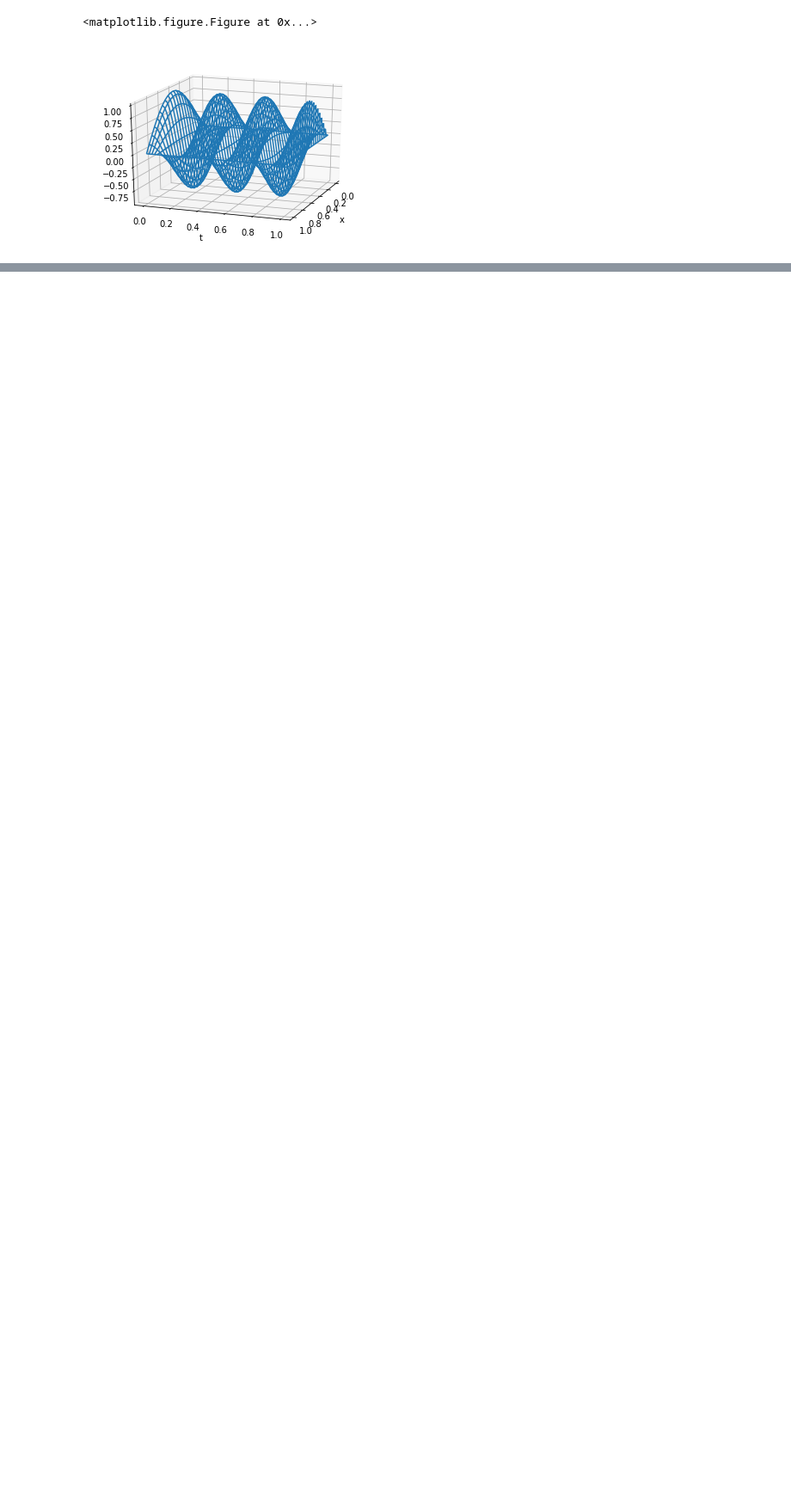
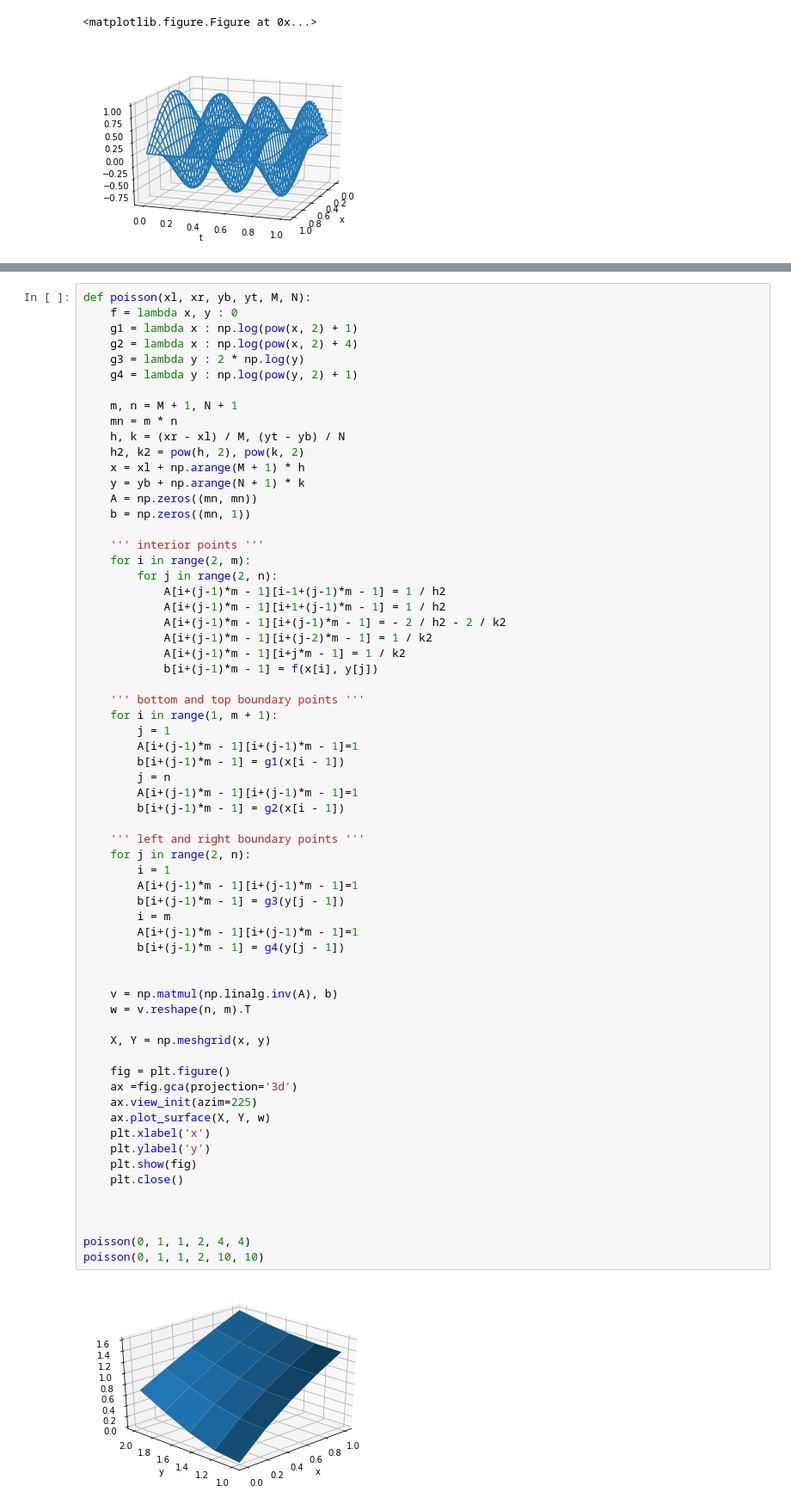
Before and after one commit to Jim00000/Numerical-Analysis, a Jupyter notebook: 8_Partial_Differential_Equations.ipynb, the cells around one changed output, grey strips where cells are left out. Shown: that part at 86% size. Cells and saved outputs as stored; diff of their text form; blank space fills up the shorter version.

```diff
--- a/8_Partial_Differential_Equations.ipynb
+++ b/8_Partial_Differential_Equations.ipynb
@@ -510,0 +526,66 @@ wavefd_cfl(0, 1, 0, 1, 20, 200, 6)
+# %%
+def poisson(xl, xr, yb, yt, M, N):
+    f = lambda x, y : 0
+    g1 = lambda x : np.log(pow(x, 2) + 1)
+    g2 = lambda x : np.log(pow(x, 2) + 4)
+    g3 = lambda y : 2 * np.log(y)
+    g4 = lambda y : np.log(pow(y, 2) + 1)
+
+    m, n = M + 1, N + 1
+    mn = m * n
+    h, k = (xr - xl) / M, (yt - yb) / N
+    h2, k2 = pow(h, 2), pow(k, 2)
+    x = xl + np.arange(M + 1) * h
+    y = yb + np.arange(N + 1) * k
+    A = np.zeros((mn, mn))
+    b = np.zeros((mn, 1))
+
+    ''' interior points '''
+    for i in range(2, m):
+        for j in range(2, n):
+            A[i+(j-1)*m - 1][i-1+(j-1)*m - 1] = 1 / h2
+            A[i+(j-1)*m - 1][i+1+(j-1)*m - 1] = 1 / h2
+            A[i+(j-1)*m - 1][i+(j-1)*m - 1] = - 2 / h2 - 2 / k2
+            A[i+(j-1)*m - 1][i+(j-2)*m - 1] = 1 / k2
+            A[i+(j-1)*m - 1][i+j*m - 1] = 1 / k2
+            b[i+(j-1)*m - 1] = f(x[i], y[j])
+
+    ''' bottom and top boundary points '''
+    for i in range(1, m + 1):
+        j = 1
+        A[i+(j-1)*m - 1][i+(j-1)*m - 1]=1
+        b[i+(j-1)*m - 1] = g1(x[i - 1])
+        j = n
+        A[i+(j-1)*m - 1][i+(j-1)*m - 1]=1
+        b[i+(j-1)*m - 1] = g2(x[i - 1])
+
+    ''' left and right boundary points '''
+    for j in range(2, n):
+        i = 1
+        A[i+(j-1)*m - 1][i+(j-1)*m - 1]=1
+        b[i+(j-1)*m - 1] = g3(y[j - 1])
+        i = m
+        A[i+(j-1)*m - 1][i+(j-1)*m - 1]=1
+        b[i+(j-1)*m - 1] = g4(y[j - 1])
+
+
+    v = np.matmul(np.linalg.inv(A), b)
+    w = v.reshape(n, m).T
+
+    X, Y = np.meshgrid(x, y)
+
+    fig = plt.figure()
+    ax =fig.gca(projection='3d')
+    ax.view_init(azim=225)
+    ax.plot_surface(X, Y, w)
+    plt.xlabel('x')
+    plt.ylabel('y')
+    plt.show(fig)
+    plt.close()
+
+
+
+poisson(0, 1, 1, 2, 4, 4)
+poisson(0, 1, 1, 2, 10, 10)
+# %% [output]
+[figure, added]
```
Also changed, not shown: parts of 6 cells of this notebook.
